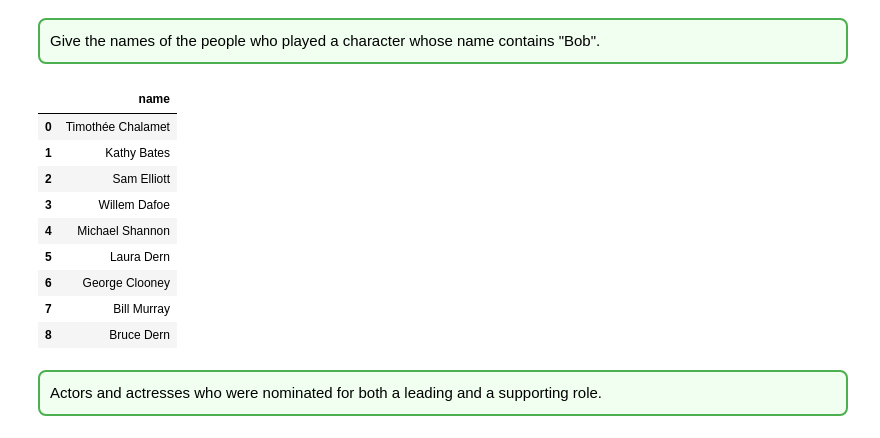
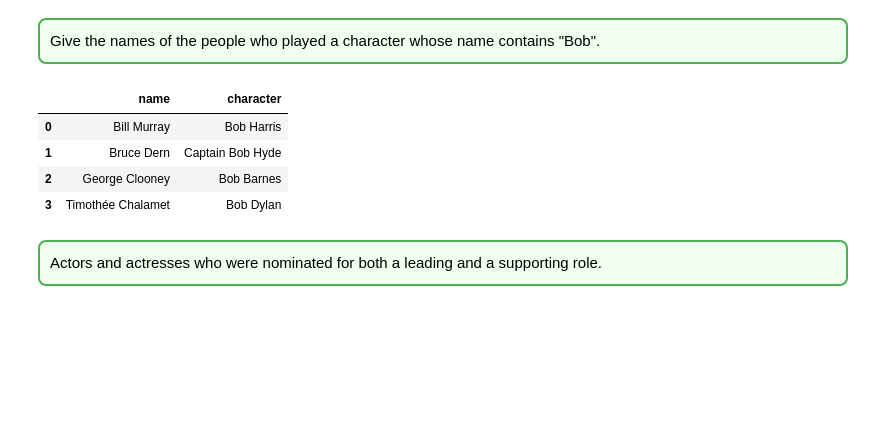
Before and after one commit to Danila-Pechenev/databases_project, a Jupyter notebook: db_project.ipynb, the cells around one changed output. Saved outputs shown, nothing was run; the diff lists cells and outputs as text; code cells hidden in the pictures; blank space fills up the shorter version.

```diff
--- a/db_project.ipynb
+++ b/db_project.ipynb
@@ -600,22 +600,17 @@ Give the names of the people who played a character whose name contains "Bob".
 </div>
 # %%
 run_query("""
-SELECT person.name
+SELECT person.name, nomination_person.character
 FROM person
 JOIN nomination_person ON person.person_id = nomination_person.person_id
-WHERE nomination_person.character LIKE '%Bob%'
+WHERE nomination_person.character LIKE '%Bob %'
 ;""")
 # %% [output]
-|  | name |
-| 0 | Timothée Chalamet |
-| 1 | Kathy Bates |
-| 2 | Sam Elliott |
-| 3 | Willem Dafoe |
-| 4 | Michael Shannon |
-| 5 | Laura Dern |
-| 6 | George Clooney |
-| 7 | Bill Murray |
-| 8 | Bruce Dern |
+|  | name | character |
+| 0 | Bill Murray | Bob Harris |
+| 1 | Bruce Dern | Captain Bob Hyde |
+| 2 | George Clooney | Bob Barnes |
+| 3 | Timothée Chalamet | Bob Dylan |
 # %% [markdown]
 <div style="border: 2px solid #4CAF50; padding: 10px; border-radius: 8px; background-color:#f0fff0">
 Actors and actresses who were nominated for both a leading and a supporting role.
```
Also changed, not shown: parts of 22 cells of this notebook, 1 other file.
